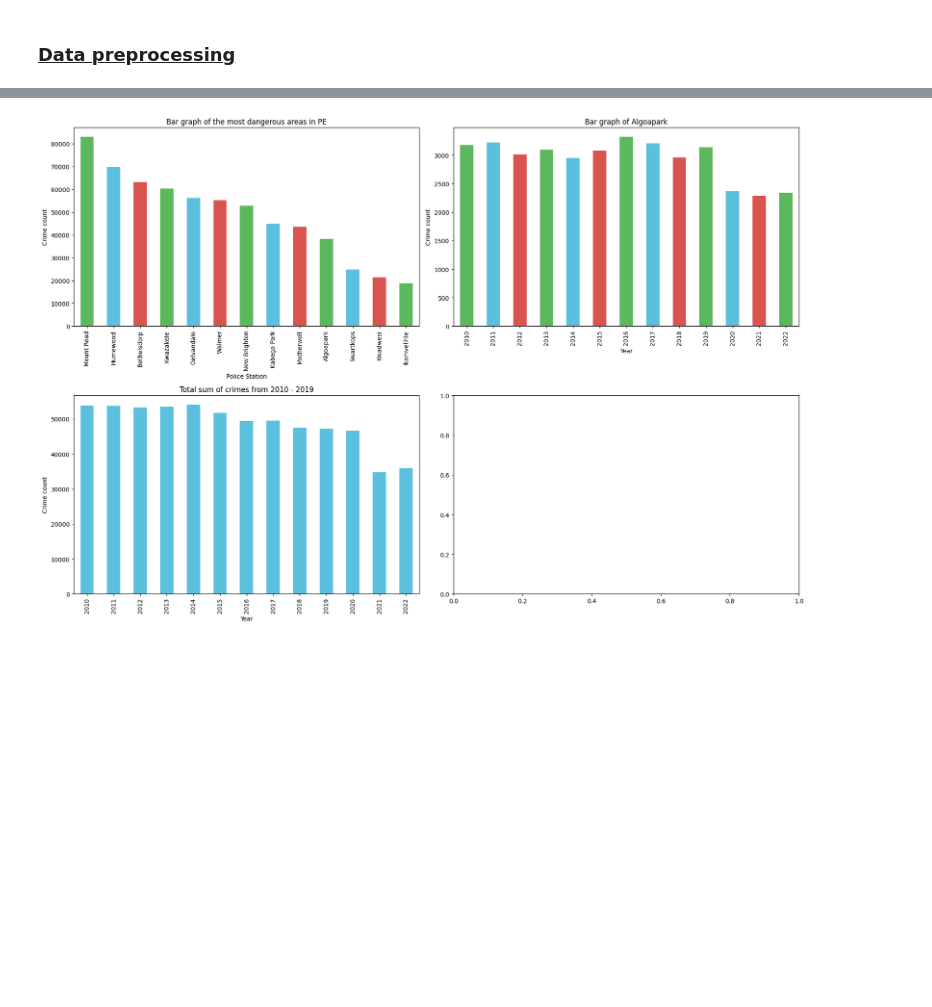
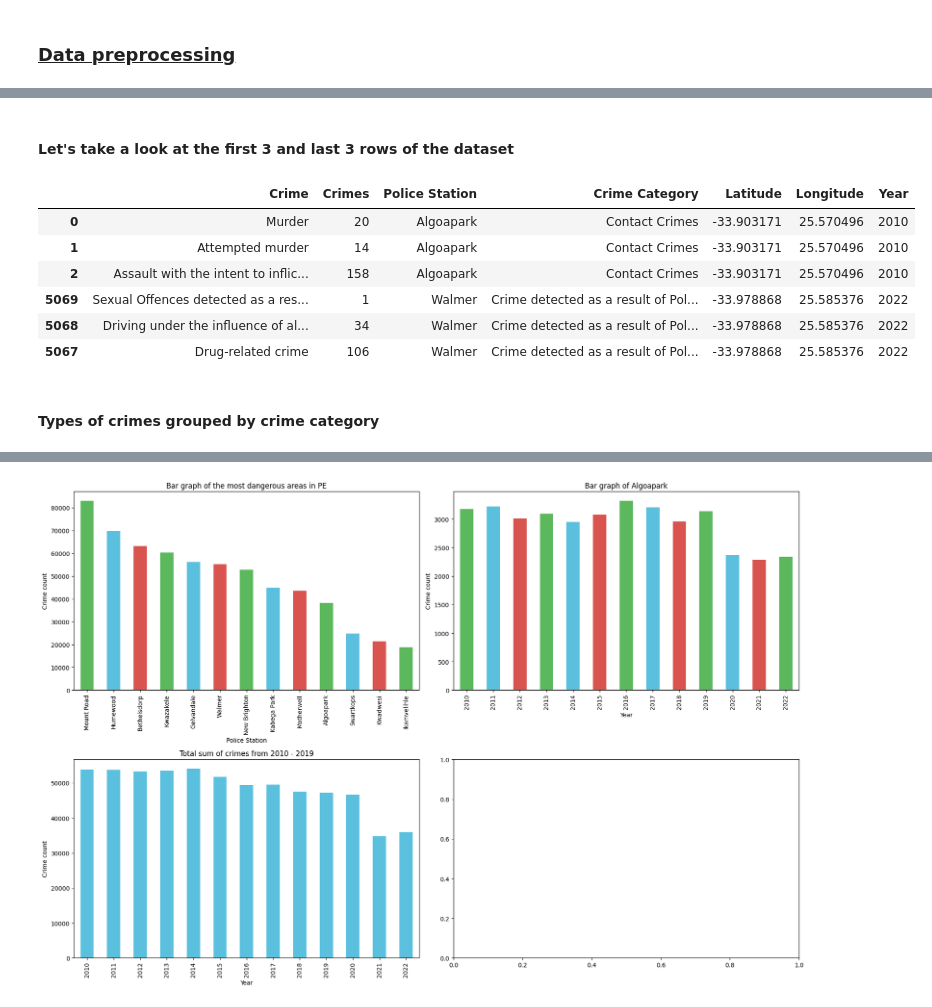
Before and after one commit to BlocknBoom123/CrimePy, a Jupyter notebook: SA/CrimePy.ipynb, the cells around one changed output, grey strips where cells are left out. Drawn from its saved outputs; the diff is of its cells as text; code cells hidden in the pictures; blank space fills up the shorter version.

```diff
--- a/SA/CrimePy.ipynb
+++ b/SA/CrimePy.ipynb
@@ -107,0 +141,14 @@ df.loc[df['Police Station'] == 'Kwazakele', 'Longitude'] = 25.58308
+# %% [markdown]
+#### Let's take a look at the first 3 and last 3 rows of the dataset
+# %%
+pd.concat([df.sort_index().head(3), df.sort_index(ascending=False).head(3)])
+# %% [output]
+|  | Crime | Crimes | Police Station | Crime Category | Latitude | Longitude | Year |
+| 0 | Murder | 20 | Algoapark | Contact Crimes | -33.903171 | 25.570496 | 2010 |
+| 1 | Attempted murder | 14 | Algoapark | Contact Crimes | -33.903171 | 25.570496 | 2010 |
+| 2 | Assault with the intent to inflic... | 158 | Algoapark | Contact Crimes | -33.903171 | 25.570496 | 2010 |
+| 5069 | Sexual Offences detected as a res... | 1 | Walmer | Crime detected as a result of Pol... | -33.978868 | 25.585376 | 2022 |
+| 5068 | Driving under the influence of al... | 34 | Walmer | Crime detected as a result of Pol... | -33.978868 | 25.585376 | 2022 |
+| 5067 | Drug-related crime | 106 | Walmer | Crime detected as a result of Pol... | -33.978868 | 25.585376 | 2022 |
+# %% [markdown]
+#### Types of crimes grouped by crime category
```
Also changed, not shown: parts of 44 cells of this notebook, 2 other files.
